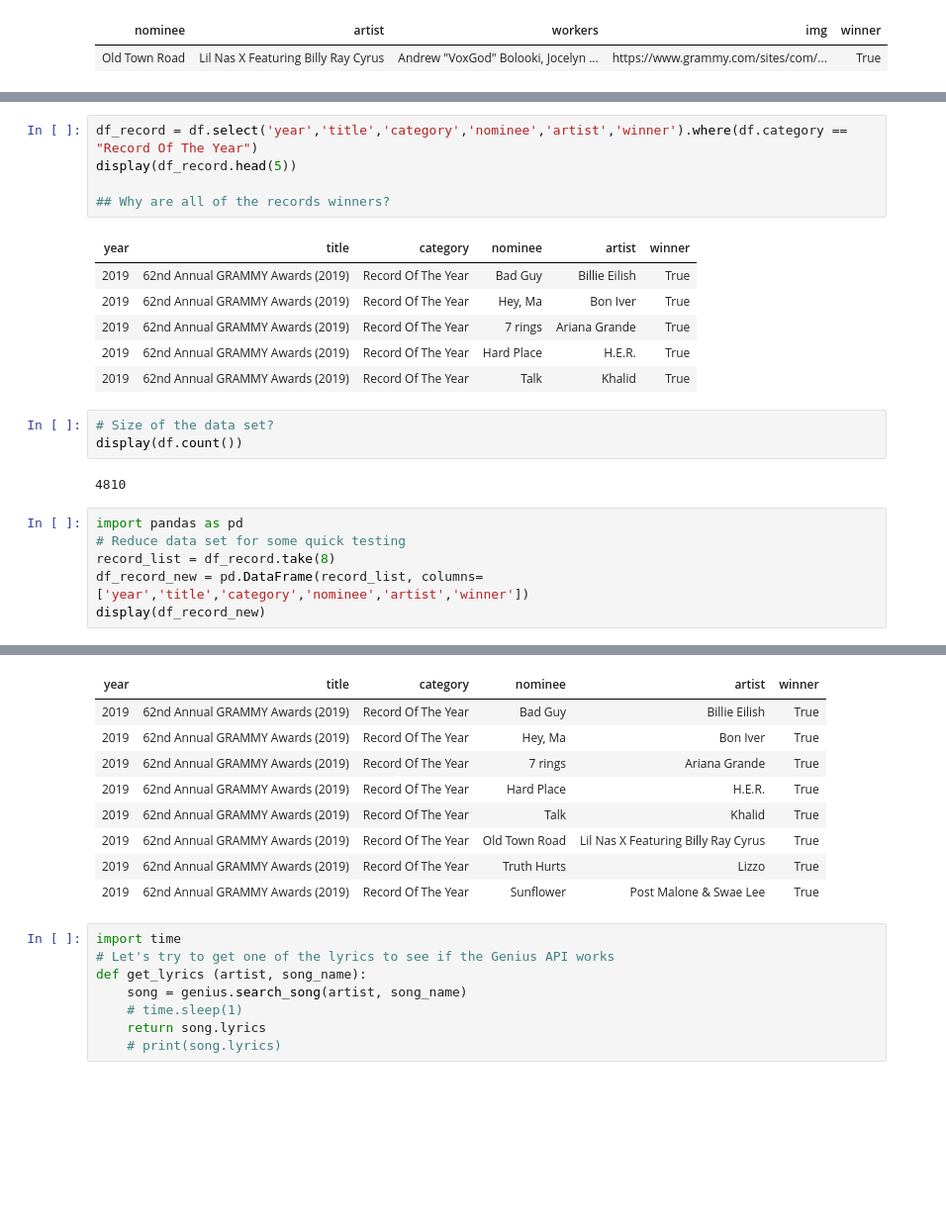
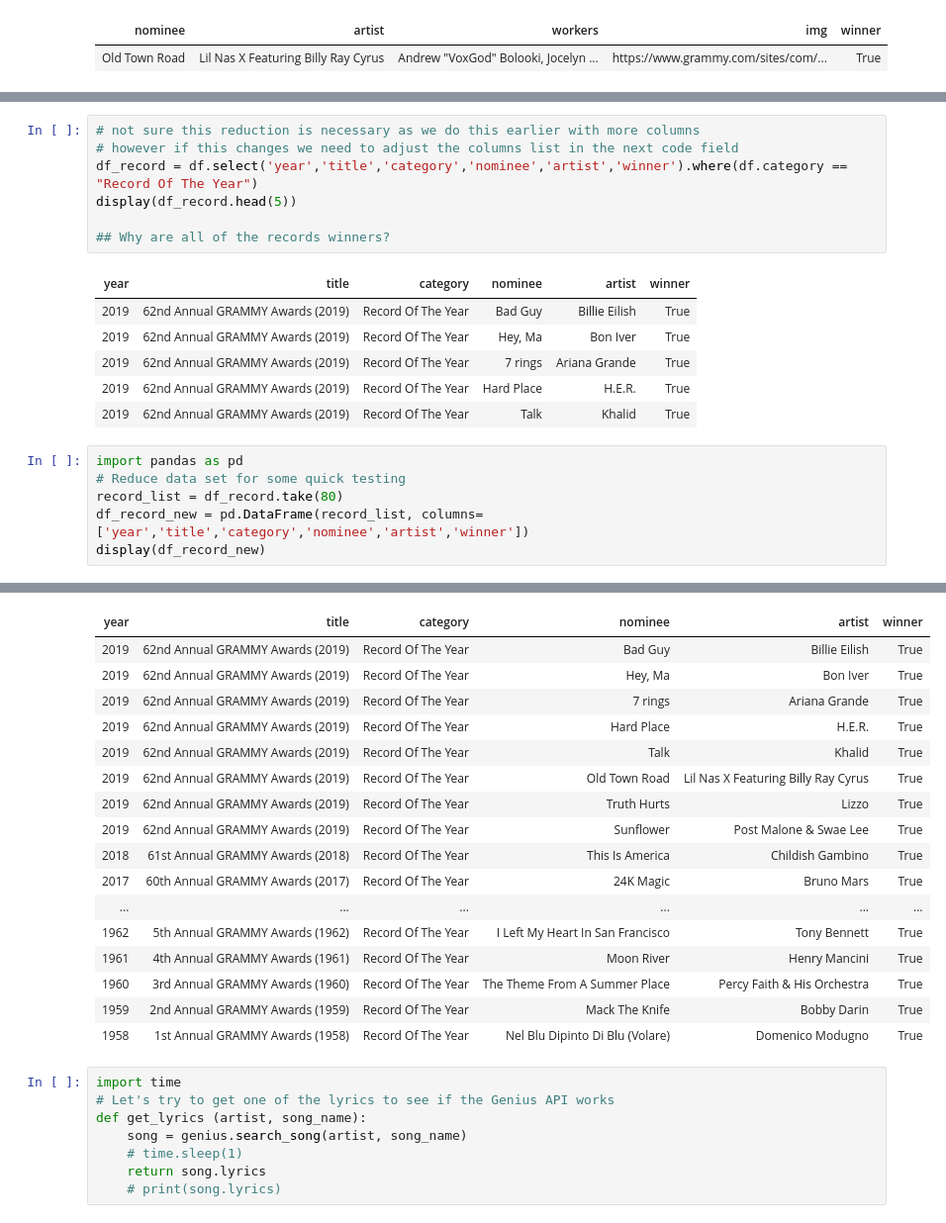
Before and after one commit to mackrauss/3252-BigData-Group-F, a Jupyter notebook: Group F - Data Project.ipynb, the cells around one changed output, grey strips where cells are left out. Shown at 99% size. Drawn from its saved outputs; the diff is of its cells as text; blank space fills up the shorter version.

```diff
--- a/Group F - Data Project.ipynb
+++ b/Group F - Data Project.ipynb
@@ -231,6 +231,8 @@ from `record_of_the_year`
 | 1959 | 2nd Annual GRAMMY Awards (1959) | Record Of The Year | Mack The Knife | Bobby Darin | null | https://www.grammy.com/sites/com/... | True |
 | 1958 | 1st Annual GRAMMY Awards (1958) | Record Of The Year | Nel Blu Dipinto Di Blu (Volare) | Domenico Modugno | null | https://www.grammy.com/sites/com/... | True |
 # %%
+# not sure this reduction is necessary as we do this earlier with more columns
+# however if this changes we need to adjust the columns list in the next code field
 df_record = df.select('year','title','category','nominee','artist','winner').where(df.category == "Record Of The Year")
 display(df_record.head(5))
 
@@ -242,15 +244,10 @@ display(df_record.head(5))
 | 2019 | 62nd Annual GRAMMY Awards (2019) | Record Of The Year | 7 rings | Ariana Grande | True |
 | 2019 | 62nd Annual GRAMMY Awards (2019) | Record Of The Year | Hard Place | H.E.R. | True |
 | 2019 | 62nd Annual GRAMMY Awards (2019) | Record Of The Year | Talk | Khalid | True |
-# %%
-# Size of the data set?
-display(df.count())
-# %% [output]
-4810
 # %%
 import pandas as pd
 # Reduce data set for some quick testing
-record_list = df_record.take(8)
+record_list = df_record.take(80)
 df_record_new = pd.DataFrame(record_list, columns=['year','title','category','nominee','artist','winner'])
 display(df_record_new)
 # %% [output]
@@ -257,12 +255,20 @@ display(df_record_new)
 | year | title | category | nominee | artist | winner |
 | 2019 | 62nd Annual GRAMMY Awards (2019) | Record Of The Year | Bad Guy | Billie Eilish | True |
 | 2019 | 62nd Annual GRAMMY Awards (2019) | Record Of The Year | Hey, Ma | Bon Iver | True |
 | 2019 | 62nd Annual GRAMMY Awards (2019) | Record Of The Year | 7 rings | Ariana Grande | True |
 | 2019 | 62nd Annual GRAMMY Awards (2019) | Record Of The Year | Hard Place | H.E.R. | True |
 | 2019 | 62nd Annual GRAMMY Awards (2019) | Record Of The Year | Talk | Khalid | True |
 | 2019 | 62nd Annual GRAMMY Awards (2019) | Record Of The Year | Old Town Road | Lil Nas X Featuring Billy Ray Cyrus | True |
 | 2019 | 62nd Annual GRAMMY Awards (2019) | Record Of The Year | Truth Hurts | Lizzo | True |
 | 2019 | 62nd Annual GRAMMY Awards (2019) | Record Of The Year | Sunflower | Post Malone & Swae Lee | True |
+| 2018 | 61st Annual GRAMMY Awards (2018) | Record Of The Year | This Is America | Childish Gambino | True |
+| 2017 | 60th Annual GRAMMY Awards (2017) | Record Of The Year | 24K Magic | Bruno Mars | True |
+| ... | ... | ... | ... | ... | ... |
+| 1962 | 5th Annual GRAMMY Awards (1962) | Record Of The Year | I Left My Heart In San Francisco | Tony Bennett | True |
+| 1961 | 4th Annual GRAMMY Awards (1961) | Record Of The Year | Moon River | Henry Mancini | True |
+| 1960 | 3rd Annual GRAMMY Awards (1960) | Record Of The Year | The Theme From A Summer Place | Percy Faith & His Orchestra | True |
+| 1959 | 2nd Annual GRAMMY Awards (1959) | Record Of The Year | Mack The Knife | Bobby Darin | True |
+| 1958 | 1st Annual GRAMMY Awards (1958) | Record Of The Year | Nel Blu Dipinto Di Blu (Volare) | Domenico Modugno | True |
 # %%
 import time
 # Let's try to get one of the lyrics to see if the Genius API works
```
Also changed, not shown: parts of 12 cells of this notebook.
